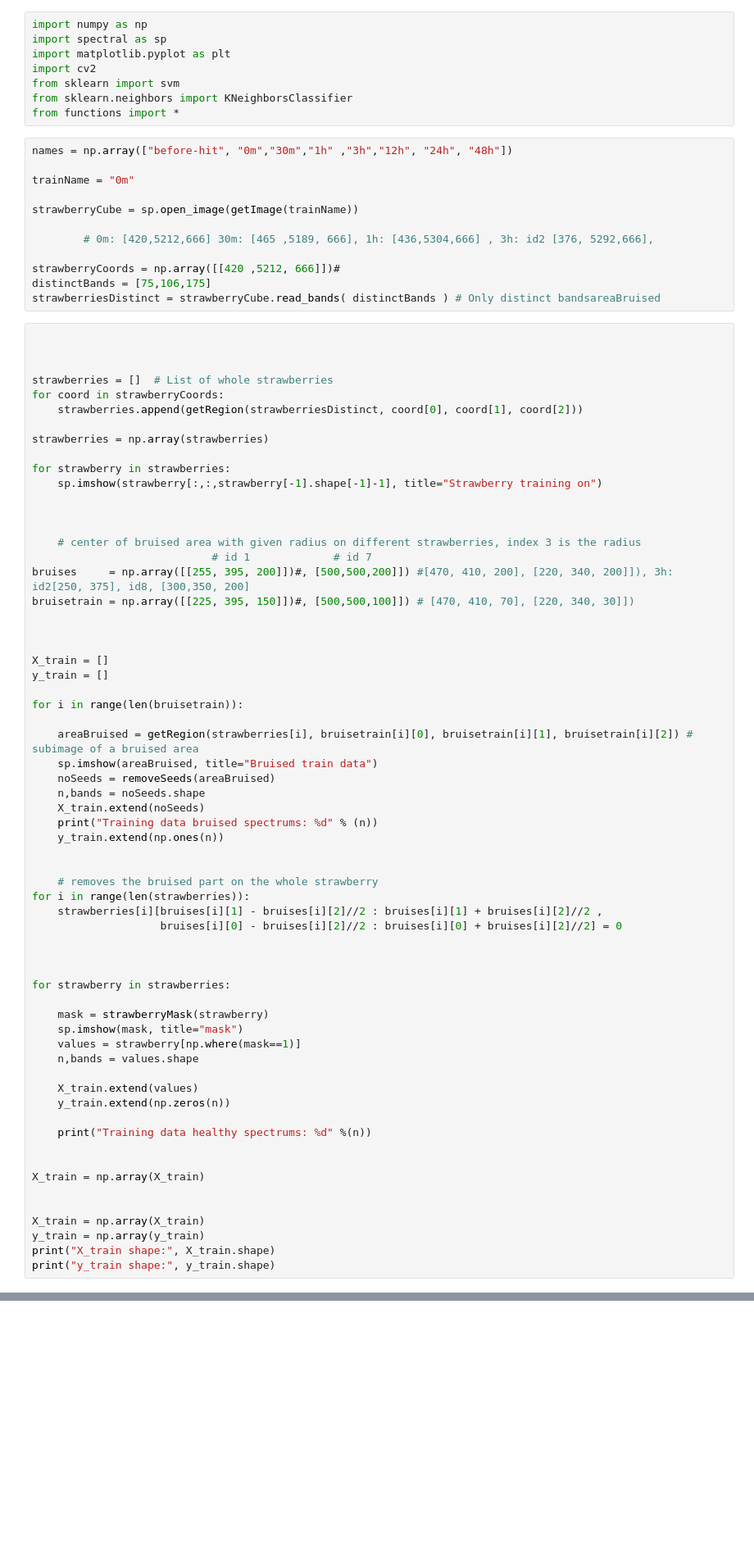
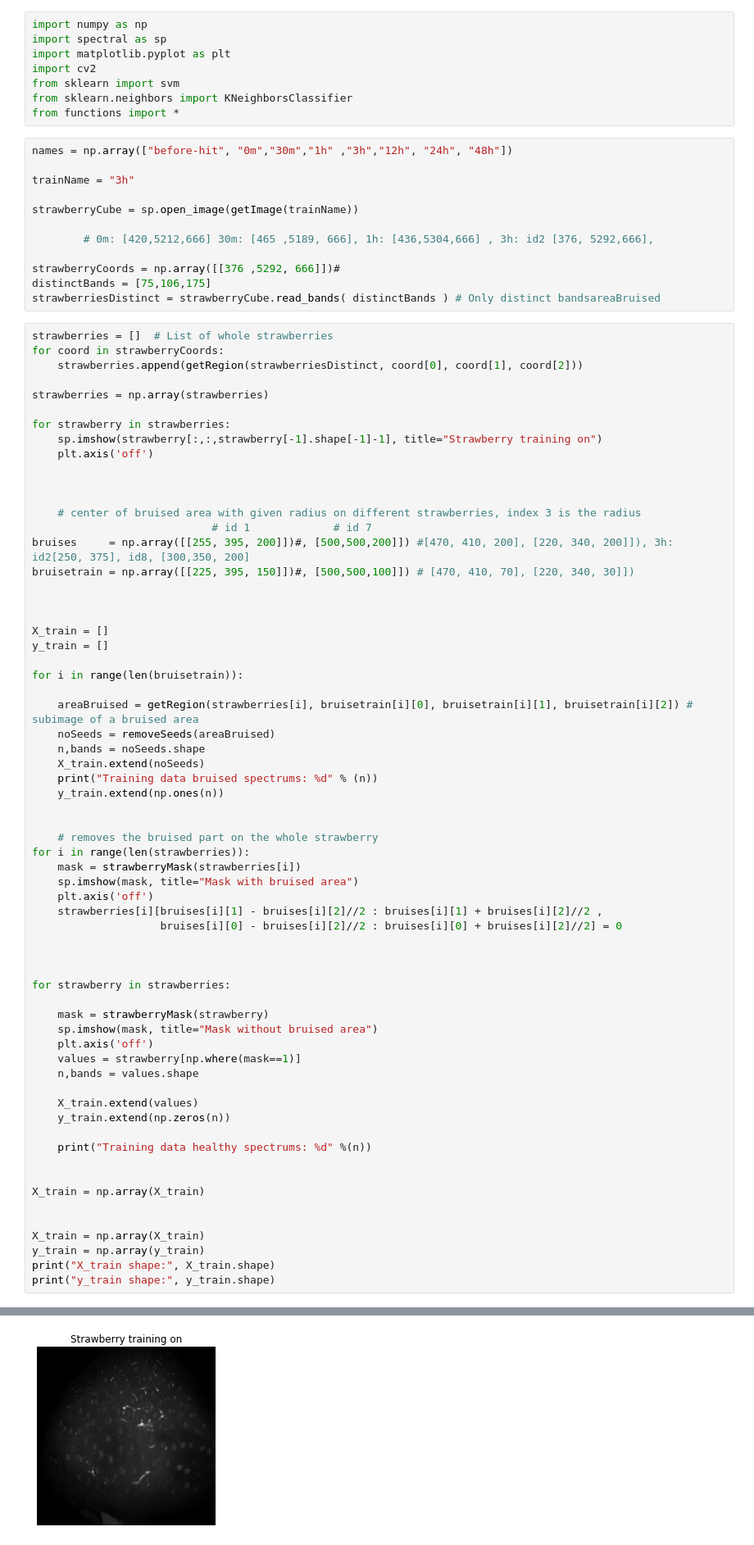
Before and after one commit to Kohmann/potato-classification, a Jupyter notebook: detection.ipynb, the cells around one changed output, grey strips where cells are left out. Shown at 82% size. Cells and saved outputs as stored; diff of their text form; blank space fills up the shorter version.

```diff
--- a/detection.ipynb
+++ b/detection.ipynb
@@ -12,19 +12,16 @@ from functions import *
 # %%
 names = np.array(["before-hit", "0m","30m","1h" ,"3h","12h", "24h", "48h"])
 
-trainName = "0m"
+trainName = "3h"
 
 strawberryCube = sp.open_image(getImage(trainName))
 
         # 0m: [420,5212,666] 30m: [465 ,5189, 666], 1h: [436,5304,666] , 3h: id2 [376, 5292,666],
 
-strawberryCoords = np.array([[420 ,5212, 666]])#
+strawberryCoords = np.array([[376 ,5292, 666]])#
 distinctBands = [75,106,175]
 strawberriesDistinct = strawberryCube.read_bands( distinctBands ) # Only distinct bandsareaBruised
 # %%
-
-
-
 strawberries = []  # List of whole strawberries
 for coord in strawberryCoords:
     strawberries.append(getRegion(strawberriesDistinct, coord[0], coord[1], coord[2]))
@@ -33,6 +30,7 @@ strawberries = np.array(strawberries)
 
 for strawberry in strawberries:
     sp.imshow(strawberry[:,:,strawberry[-1].shape[-1]-1], title="Strawberry training on")
+    plt.axis('off')
 
 
 
@@ -49,7 +47,6 @@ y_train = []
 for i in range(len(bruisetrain)):
 
     areaBruised = getRegion(strawberries[i], bruisetrain[i][0], bruisetrain[i][1], bruisetrain[i][2]) # subimage of a bruised area
-    sp.imshow(areaBruised, title="Bruised train data")
     noSeeds = removeSeeds(areaBruised)
     n,bands = noSeeds.shape
     X_train.extend(noSeeds)
@@ -59,6 +56,9 @@ for i in range(len(bruisetrain)):
 
     # removes the bruised part on the whole strawberry
 for i in range(len(strawberries)):
+    mask = strawberryMask(strawberries[i])
+    sp.imshow(mask, title="Mask with bruised area")
+    plt.axis('off')
     strawberries[i][bruises[i][1] - bruises[i][2]//2 : bruises[i][1] + bruises[i][2]//2 ,
                     bruises[i][0] - bruises[i][2]//2 : bruises[i][0] + bruises[i][2]//2] = 0
 
@@ -67,7 +67,8 @@ for i in range(len(strawberries)):
 for strawberry in strawberries:
 
     mask = strawberryMask(strawberry)
-    sp.imshow(mask, title="mask")
+    sp.imshow(mask, title="Mask without bruised area")
+    plt.axis('off')
     values = strawberry[np.where(mask==1)]
     n,bands = values.shape
 
@@ -84,3 +85,4 @@ X_train = np.array(X_train)
 y_train = np.array(y_train)
 print("X_train shape:", X_train.shape)
 print("y_train shape:", y_train.shape)
+# %% [output]
@@ -86,0 +93 @@ print("y_train shape:", y_train.shape)
+[figure, added]
```
Also changed, not shown: parts of 6 cells of this notebook, 2 other files.
